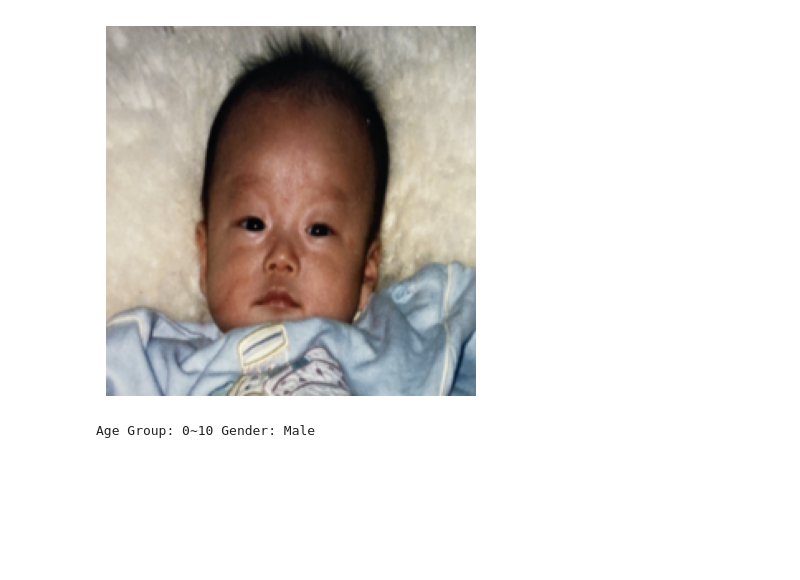
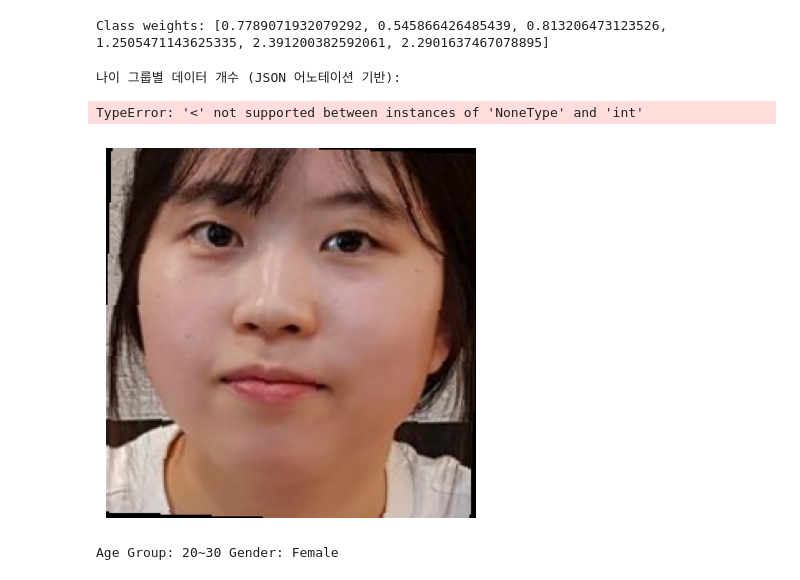
Before and after one commit to kookmin-sw/capstone-2025-10, a Jupyter notebook: ai/src/visitor_detect.ipynb, the cells around one changed output. Cells and saved outputs as stored; diff of their text form; code cells hidden in the pictures; blank space fills up the shorter version.

```diff
--- a/ai/src/visitor_detect.ipynb
+++ b/ai/src/visitor_detect.ipynb
@@ -217,8 +218,11 @@ Total JSON files processed: 40150
 All expected image files exist.
 Missing image files grouped by prefix:
 # %%
+# --- 데이터 증강 및 전처리 ---
 transform = transforms.Compose([
     transforms.Resize((224, 224)),
+    transforms.RandomHorizontalFlip(),         # 랜덤 수평 뒤집기
+    transforms.RandomRotation(5),             # 최대 ±5도 회전
     transforms.ToTensor(),
     transforms.Normalize(mean=[0.485, 0.456, 0.406],
                          std=[0.229, 0.224, 0.225])
@@ -232,44 +236,80 @@ val_images_folder = "../data2/validation/original"
 train_dataset = JSONFacesDataset(train_json, train_images_folder, transform=transform)
 val_dataset = JSONFacesDataset(val_json, val_images_folder, transform=transform)
 
-batch_size = 128
-train_loader = DataLoader(train_dataset, batch_size=batch_size, shuffle=True, num_workers=2, pin_memory=True)
-val_loader = DataLoader(val_dataset, batch_size=batch_size, shuffle=False, num_workers=2, pin_memory=True)
+batch_size = 256
+train_loader = DataLoader(train_dataset, batch_size=batch_size, shuffle=True, num_workers=8, pin_memory=True)
+val_loader = DataLoader(val_dataset, batch_size=batch_size, shuffle=False, num_workers=8, pin_memory=True)
+
+# --- 클래스 가중치 계산 (나이 그룹별) ---
+age_group_counter = Counter()
+for entry in train_dataset.data:
+    try:
+        age = int(entry["age_past"])
+        age_group = get_age_group(age)
+        age_group_counter[age_group] += 1
+    except Exception as e:
+        print("Error processing entry:", e)
+total_samples = sum(age_group_counter.values())
+num_classes = 6
+class_weights = {group: total_samples / (num_classes * count) for group, count in age_group_counter.items()}
+weights_list = [class_weights[i] for i in range(num_classes)]
+age_weights_tensor = torch.FloatTensor(weights_list)
+print("Class weights:", weights_list)
+# %% [output]
+Class weights: [0.7789071932079292, 0.545866426485439, 0.813206473123526, 1.2505471143625335, 2.391200382592061, 2.2901637467078895]
+# %%
+from collections import Counter
+
+# group_names 딕셔너리 정의 (이전에 정의한 적이 없다면 반드시 포함)
+# group_names = {0: "0~10", 1: "11~25", 2: "16~23", 3: "26~34", 4: "37~43", 5: "45 이상"}
+group_names = {0: "0~10", 1: "10~20", 2: "20~30", 3: "30~40", 4: "40~50", 5: "50 이상"}
+
+# JSON 어노테이션 데이터만 활용하여 나이 그룹별 샘플 개수 카운트
+age_group_counter = Counter()
+for entry in train_dataset.data:
+    try:
+        age = int(entry["age_past"])
+        age_group = get_age_group(age)
+        age_group_counter[age_group] += 1
+    except Exception as e:
+        print(f"Error processing entry: {e}")
+
+print("나이 그룹별 데이터 개수 (JSON 어노테이션 기반):")
+for group in sorted(age_group_counter.keys()):
+    print(f"Group {group} ({group_names[group]}): {age_group_counter[group]} samples")
+# %% [output]
+나이 그룹별 데이터 개수 (JSON 어노테이션 기반):
+TypeError: '<' not supported between instances of 'NoneType' and 'int'
 # %%
+import random
 import matplotlib.pyplot as plt
 import numpy as np
 
 def imshow_tensor(img_tensor):
     img = img_tensor.cpu().numpy().transpose(1, 2, 0)
     mean = np.array([0.485, 0.456, 0.406])
     std = np.array([0.229, 0.224, 0.225])
     img = std * img + mean
     img = np.clip(img, 0, 1)
     plt.imshow(img)
     plt.axis("off")
     plt.show()
 
+# group_names = {0: "0~10", 1: "11~15", 2: "16~23", 3: "26~34", 4: "37~43", 5: "45 이상"}
 group_names = {0: "0~10", 1: "10~20", 2: "20~30", 3: "30~40", 4: "40~50", 5: "50 이상"}
 
-valid_sample = None
-for i in range(len(train_dataset)):
-    try:
-        sample = train_dataset[i]
-        valid_sample = sample
-        break
-    except FileNotFoundError as e:
-        print(e)
-        continue
-
-if valid_sample is None:
-    print("No valid sample found.")
-else:
-    image, age_group, gender = valid_sample
+# 무작위 인덱스 선택
+import random
+idx = random.randint(0, len(train_dataset) - 1)
+try:
+    image, age_group, gender = train_dataset[idx]
     imshow_tensor(image)
     print("Age Group:", group_names[age_group], "Gender:", "Male" if gender == 1 else "Female")
+except FileNotFoundError as e:
+    print("File not found:", e)
 # %% [output]
-[figure, old version]
+[figure, new version]
-Age Group: 0~10 Gender: Male
+Age Group: 20~30 Gender: Female
 # %%
 from torchvision.models import efficientnet_b0, EfficientNet_B0_Weights
 from torchvision.models._api import WeightsEnum
```
Also changed, not shown: parts of 15 cells of this notebook.
